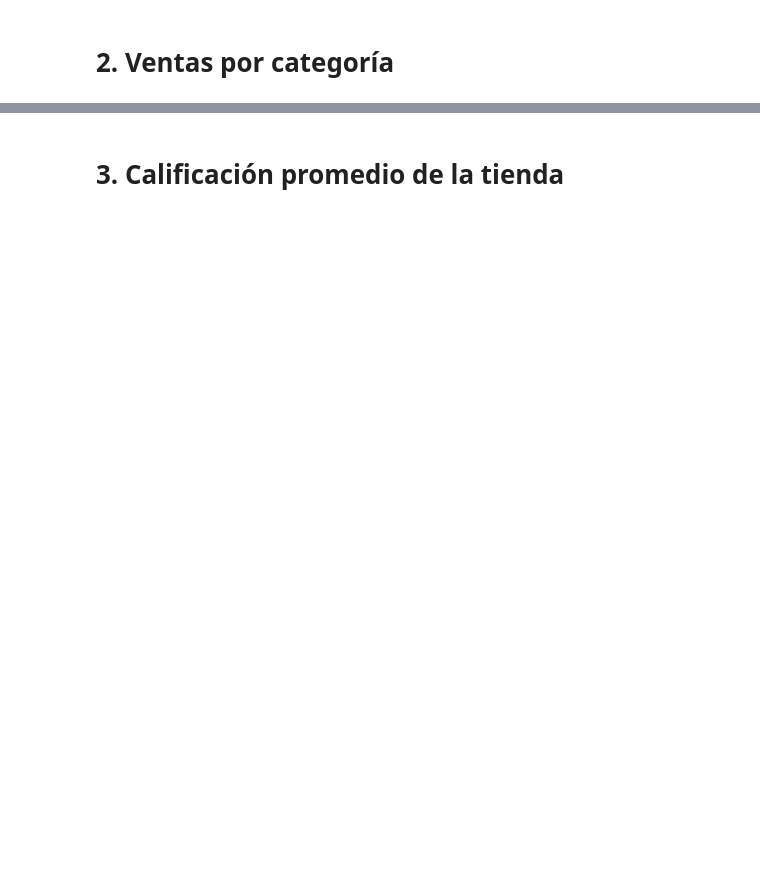
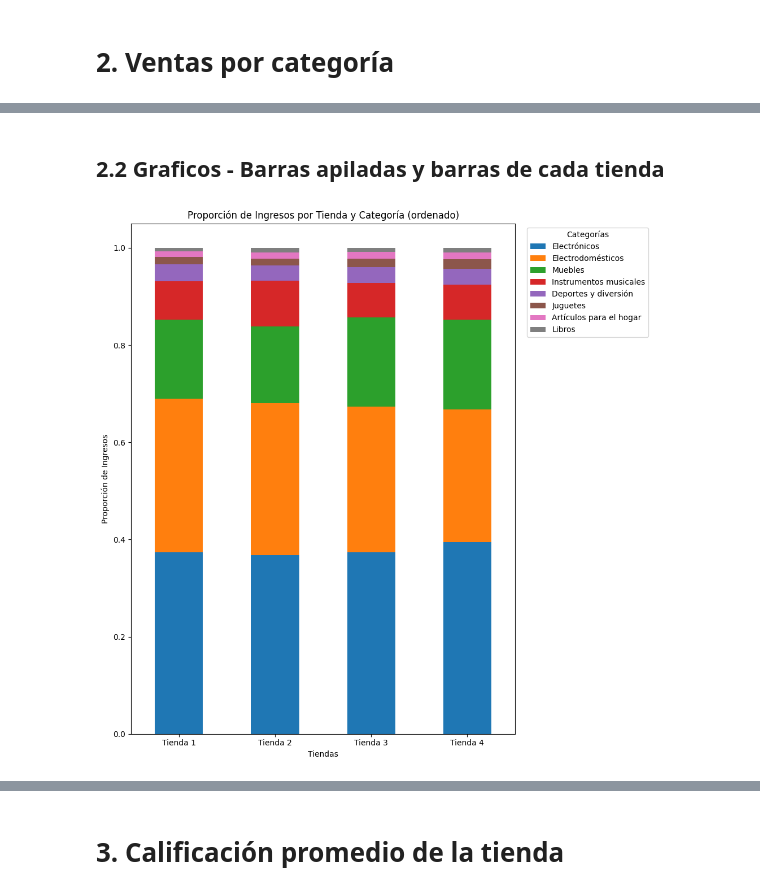
Before and after one commit to sw98cs/ChallengeAluraStoreClaudia, a Jupyter notebook: AluraStoreLatam.ipynb, the cells around one changed output, grey strips where cells are left out. Drawn from its saved outputs; the diff is of its cells as text; code cells hidden in the pictures; blank space fills up the shorter version.

```diff
--- a/AluraStoreLatam.ipynb
+++ b/AluraStoreLatam.ipynb
@@ -34,0 +579,42 @@ warning: You appear to have cloned an empty repository.
+# %% [markdown]
+## 2.2 Graficos - Barras apiladas y barras de cada tienda
+# %%
+import matplotlib.pyplot as plt
+import seaborn as sns
+# Renombrar las columnas 'Precio' a los nombres de las tiendas para facilitar la combinación
+t1 = ventas_categoria_tienda1.rename(columns={'Precio': 'Tienda 1'})
+t2 = ventas_categoria_tienda2.rename(columns={'Precio': 'Tienda 2'})
+t3 = ventas_categoria_tienda3.rename(columns={'Precio': 'Tienda 3'})
+t4 = ventas_categoria_tienda4.rename(columns={'Precio': 'Tienda 4'})
+# Unir por categoria cada tienda
+df_totales_categorias = t1.merge(t2, on='Categoría del Producto') \
+                          .merge(t3, on='Categoría del Producto') \
+                          .merge(t4, on='Categoría del Producto')
+# Establecer 'Categoría del Producto' como índice
+df_totales_categorias = df_totales_categorias.set_index('Categoría del Producto')
+df_tiendas = df_totales_categorias.T    # <- ESTA es la vuelta importante
+
+# 5. Calculamos proporción por tienda (por fila ahora)
+df_prop_tiendas = df_tiendas.div(df_tiendas.sum(axis=1), axis=0)
+orden_categorias = df_prop_tiendas.sum(axis=0).sort_values(ascending=False).index
+
+
+# esto te da un Index con las categorías ordenadas de menor a mayor
+# 2. reordenar el dataframe con ese orden de columnas
+df_prop_tiendas_ordenado = df_prop_tiendas[orden_categorias]
+# 3. graficar ya ordenado
+ax = df_prop_tiendas_ordenado.plot(
+    kind='bar',
+    stacked=True,
+    figsize=(10, 10)
+)
+
+plt.title('Proporción de Ingresos por Tienda y Categoría (ordenado)')
+plt.xlabel('Tiendas')
+plt.ylabel('Proporción de Ingresos')
+plt.xticks(rotation=0)
+plt.legend(title='Categorías', bbox_to_anchor=(1.02, 1), loc='upper left')
+plt.tight_layout()
+plt.show()
+# %% [output]
+[figure, added]
```
Also changed, not shown: parts of 83 cells of this notebook.
